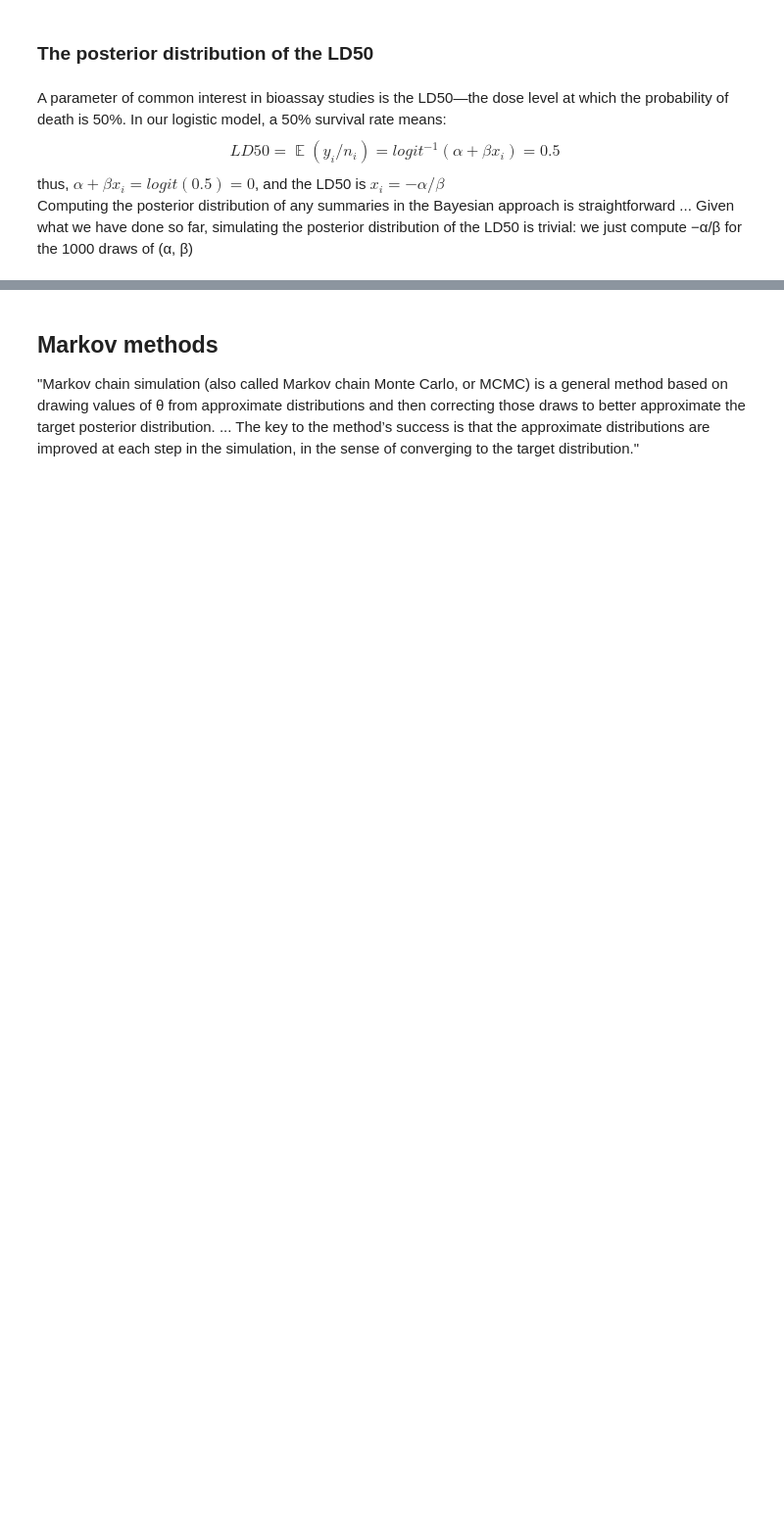
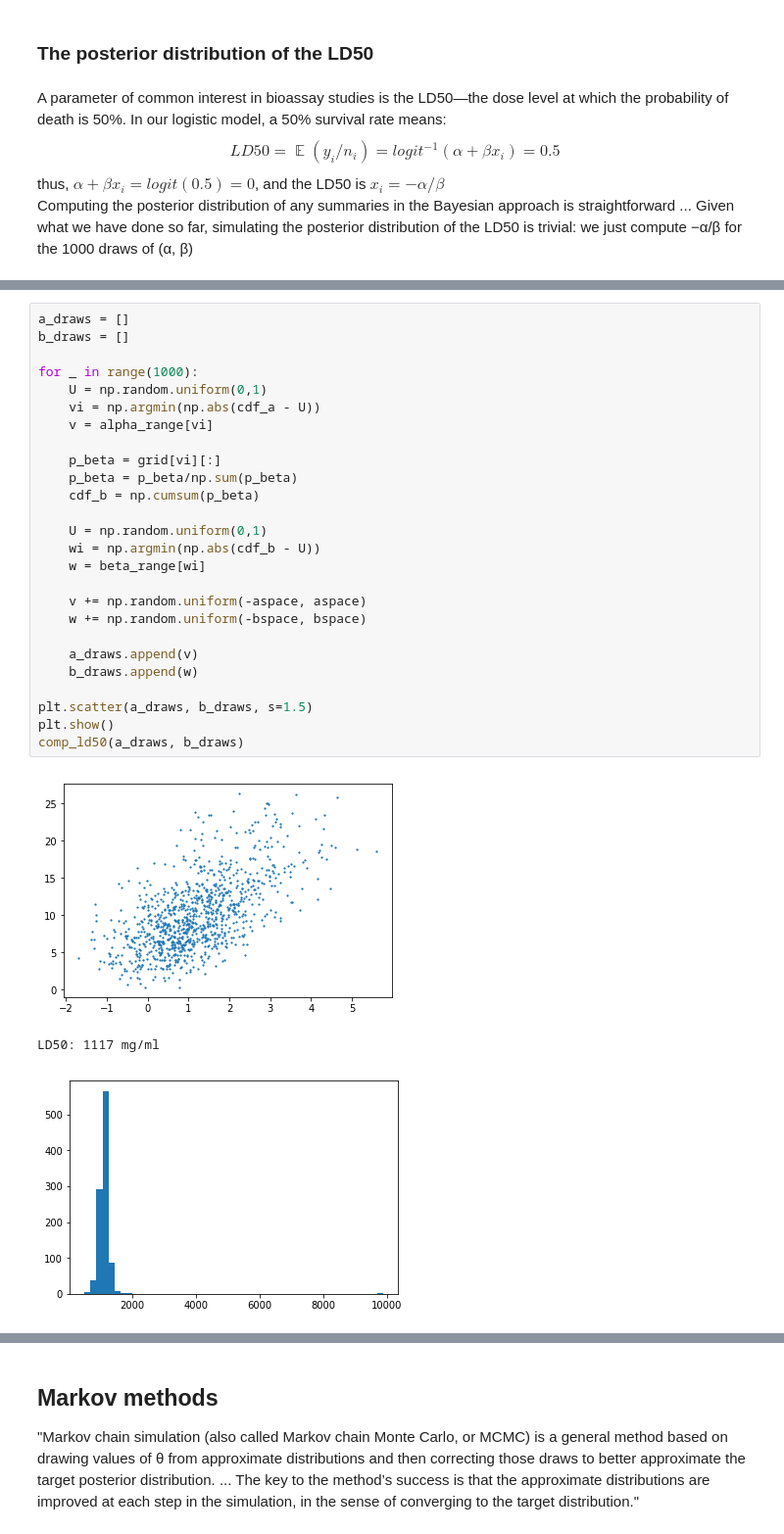
Before and after one commit to RoddyMcN/Bayes_group, a Jupyter notebook: Gelman3_7 Bayes' Bioassay Bonanza.ipynb, the cells around one changed output, grey strips where cells are left out. Shown at 98% size. Cells and saved outputs as stored; diff of their text form; blank space fills up the shorter version.

```diff
--- a/Gelman3_7 Bayes' Bioassay Bonanza.ipynb
+++ b/Gelman3_7 Bayes' Bioassay Bonanza.ipynb
@@ -246,0 +276,30 @@ LD50: 1106 mg/ml
+# %%
+a_draws = []
+b_draws = []
+
+for _ in range(1000):
+    U = np.random.uniform(0,1)
+    vi = np.argmin(np.abs(cdf_a - U))
+    v = alpha_range[vi]
+
+    p_beta = grid[vi][:]
+    p_beta = p_beta/np.sum(p_beta)
+    cdf_b = np.cumsum(p_beta)
+
+    U = np.random.uniform(0,1)
+    wi = np.argmin(np.abs(cdf_b - U))
+    w = beta_range[wi]
+
+    v += np.random.uniform(-aspace, aspace)
+    w += np.random.uniform(-bspace, bspace)
+
+    a_draws.append(v)
+    b_draws.append(w)
+
+plt.scatter(a_draws, b_draws, s=1.5)
+plt.show()
+comp_ld50(a_draws, b_draws)
+# %% [output]
+[figure, added]
+LD50: 1117 mg/ml
+[figure, added]
```
Also changed, not shown: parts of 25 cells of this notebook.
